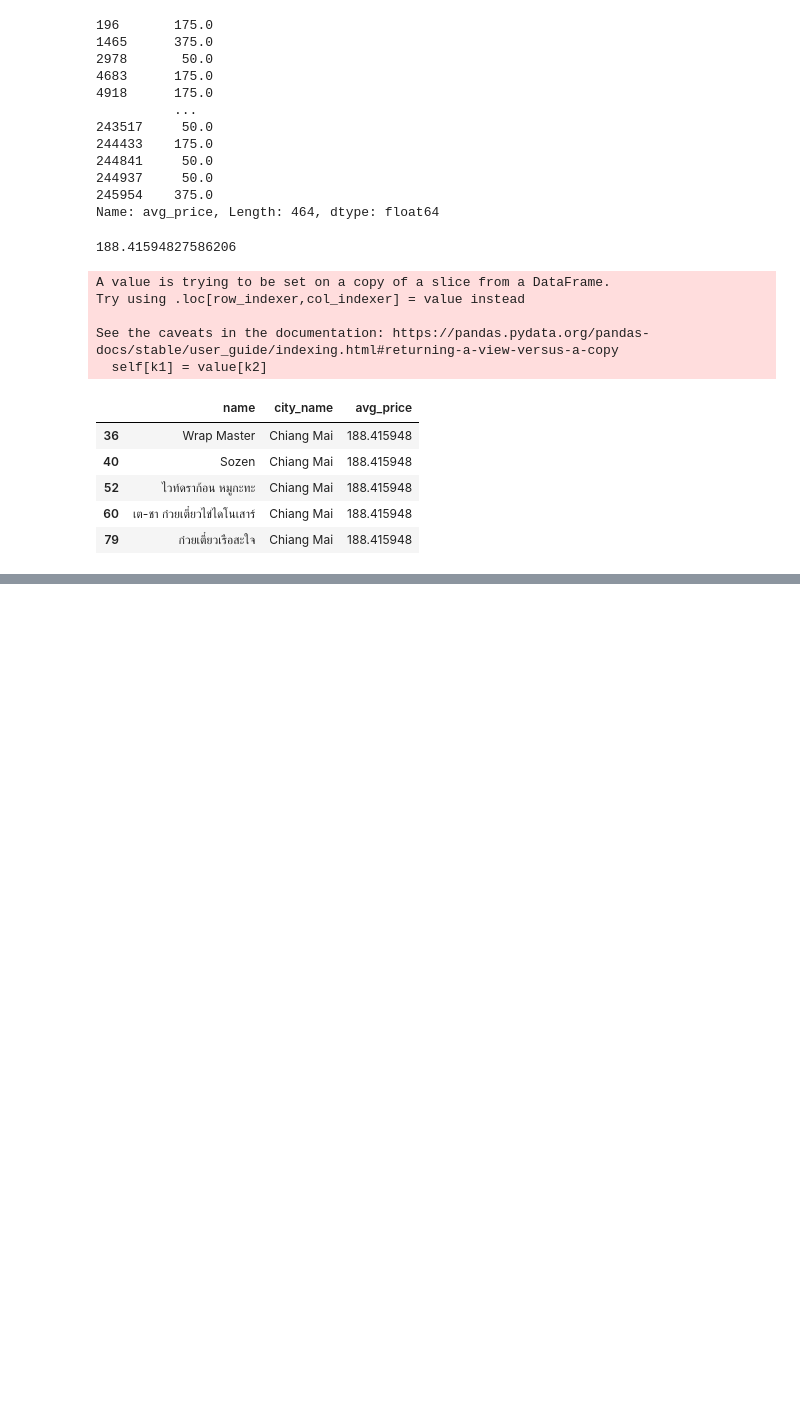
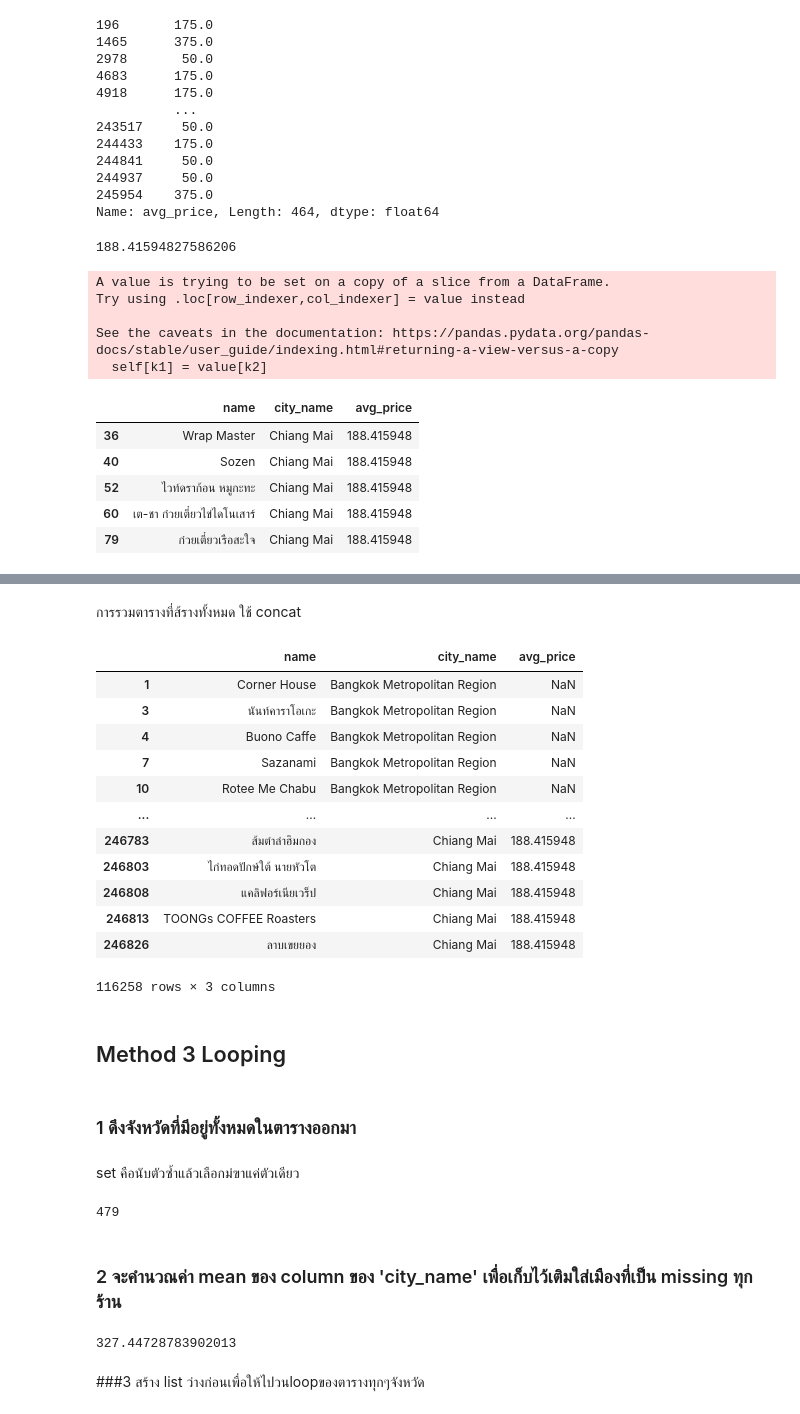
Before and after one commit to Kggzzz/KKU_data_mining, a Jupyter notebook: Pandas101.ipynb, the cells around one changed output, grey strips where cells are left out. Cells and saved outputs as stored; diff of their text form; code cells hidden in the pictures; blank space fills up the shorter version.

```diff
--- a/Pandas101.ipynb
+++ b/Pandas101.ipynb
@@ -518,2 +518,6 @@ See the caveats in the documentation: https://pandas.pydata.org/pandas-docs/stab
 
 โดยการสร้างตารางย่อยในแต่ละอันแล้วนำมาต่อกัน
+# %%
+chm_table = new_table[new_table['city_name']=='Chiang Mai']
+chm_table[['avg_price']] = chm_table[['avg_price']].fillna(new_table[new_table['city_name']=='Chiang Mai'].dropna()['avg_price'].mean())
+chm_table.head()
@@ -519,0 +536,39 @@ See the caveats in the documentation: https://pandas.pydata.org/pandas-docs/stab
+# %% [markdown]
+การรวมตารางที่ส้รางทั้งหมด ใช้ concat
+# %%
+pd_concat = pandas.concat([bkk_table,chm_table])
+pd_concat
+# %% [output]
+|  | name | city_name | avg_price |
+| 1 | Corner House | Bangkok Metropolitan Region | NaN |
+| 3 | นันท์คาราโอเกะ | Bangkok Metropolitan Region | NaN |
+| 4 | Buono Caffe | Bangkok Metropolitan Region | NaN |
+| 7 | Sazanami | Bangkok Metropolitan Region | NaN |
+| 10 | Rotee Me Chabu | Bangkok Metropolitan Region | NaN |
+| ... | ... | ... | ... |
+| 246783 | ส้มตำลำฮิมกอง | Chiang Mai | 188.415948 |
+| 246803 | ไก่ทอดปักษ์ใต้ นายหัวโต | Chiang Mai | 188.415948 |
+| 246808 | แคลิฟอร์เนียเวร็ป | Chiang Mai | 188.415948 |
+| 246813 | TOONGs COFFEE Roasters | Chiang Mai | 188.415948 |
+| 246826 | ลาบเขยยอง | Chiang Mai | 188.415948 |
+116258 rows × 3 columns
+# %% [markdown]
+## Method 3 Looping
+# %% [markdown]
+### 1 ดึงจังหวัดที่มีอยู่ทั้งหมดในตารางออกมา
+# %% [markdown]
+set คือนับตัวซ้ำแล้วเลือกม่ฃาแค่ตัวเดียว
+# %%
+all_cities = set(new_table['city_name'])
+len(all_cities)
+# %% [output]
+479
+# %% [markdown]
+### 2 จะคำนวณค่า mean ของ column ของ 'city_name' เพื่อเก็บไว้เติมใส่เมืองที่เป็น missing ทุกร้าน
+# %%
+all_mean = new_table.dropna(subset=['avg_price'])['avg_price'].mean()
+all_mean
+# %% [output]
+327.44728783902013
+# %% [markdown]
+###3 สร้าง list ว่างก่อนเพื่อให้ไปวนloopของตารางทุกๆจังหวัด
```
Also changed, not shown: parts of 14 cells of this notebook.
